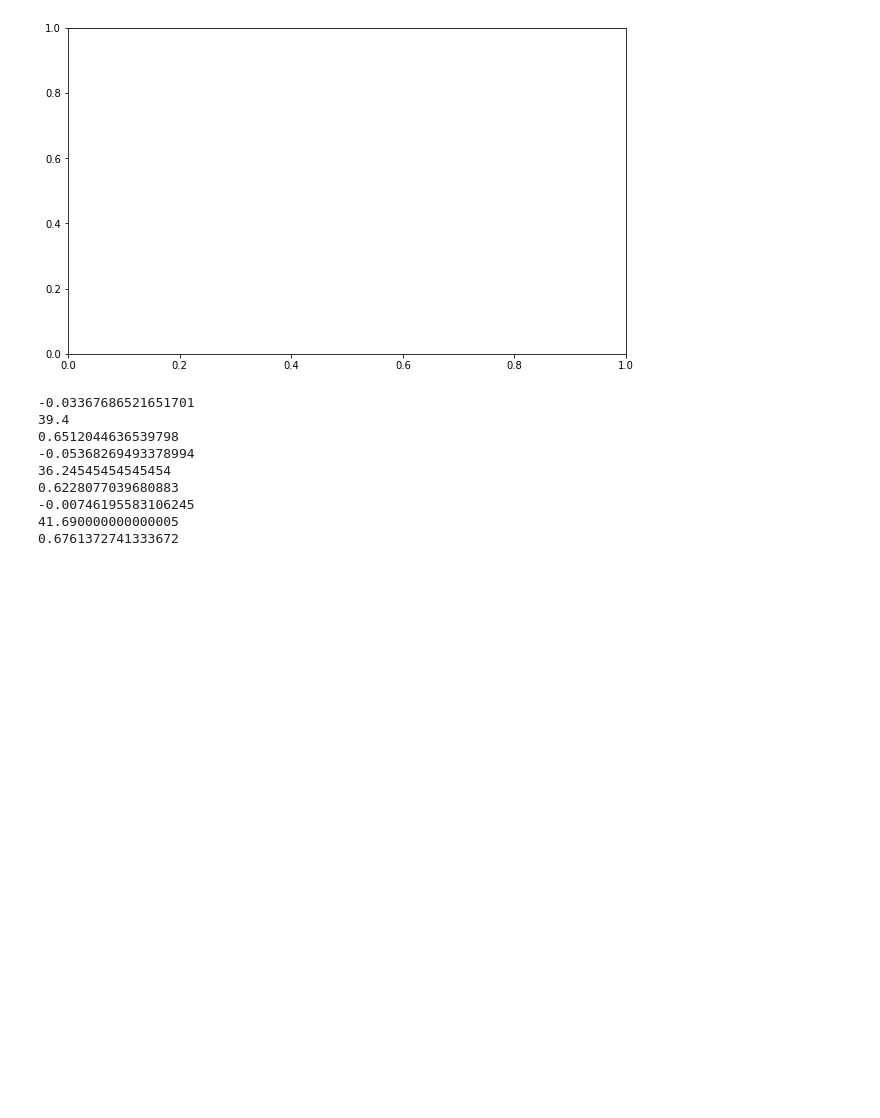
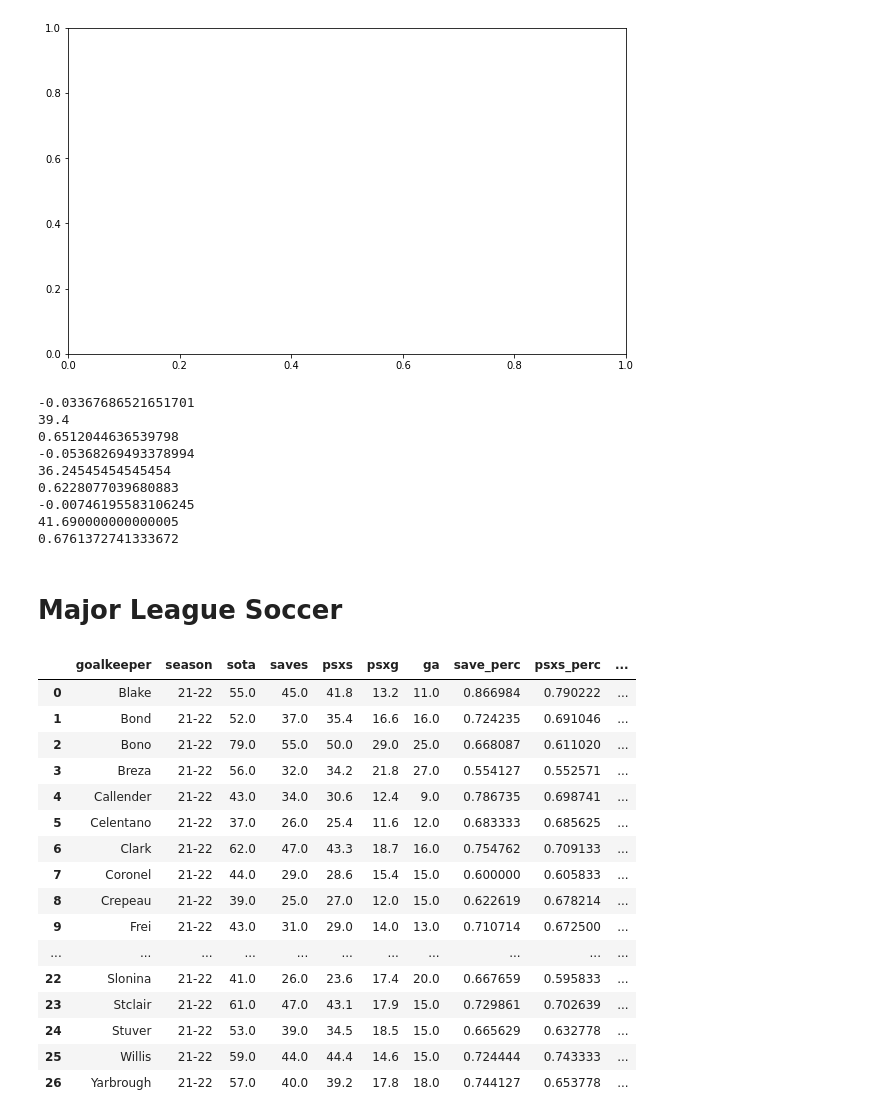
Before and after one commit to keepertrainer78698/youth-base, a Jupyter notebook: goalkeeping/int-goalkeeping/expected_saves.ipynb, the cells around one changed output. Drawn from its saved outputs; the diff is of its cells as text; code cells hidden in the pictures; blank space fills up the shorter version.

```diff
--- a/goalkeeping/int-goalkeeping/expected_saves.ipynb
+++ b/goalkeeping/int-goalkeeping/expected_saves.ipynb
@@ -292,3 +293,5 @@ print(xs_pl.save_perc.mean())
 -0.00746195583106245
 41.690000000000005
 0.6761372741333672
+# %% [markdown]
+# Major League Soccer
@@ -294,0 +307,20 @@ print(xs_pl.save_perc.mean())
+# %%
+xs_mls_22
+# %% [output]
+|  | goalkeeper | season | sota | saves | psxs | psxg | ga | save_perc | psxs_perc | ... |
+| 0 | Blake | 21-22 | 55.0 | 45.0 | 41.8 | 13.2 | 11.0 | 0.866984 | 0.790222 | ... |
+| 1 | Bond | 21-22 | 52.0 | 37.0 | 35.4 | 16.6 | 16.0 | 0.724235 | 0.691046 | ... |
+| 2 | Bono | 21-22 | 79.0 | 55.0 | 50.0 | 29.0 | 25.0 | 0.668087 | 0.611020 | ... |
+| 3 | Breza | 21-22 | 56.0 | 32.0 | 34.2 | 21.8 | 27.0 | 0.554127 | 0.552571 | ... |
+| 4 | Callender | 21-22 | 43.0 | 34.0 | 30.6 | 12.4 | 9.0 | 0.786735 | 0.698741 | ... |
+| 5 | Celentano | 21-22 | 37.0 | 26.0 | 25.4 | 11.6 | 12.0 | 0.683333 | 0.685625 | ... |
+| 6 | Clark | 21-22 | 62.0 | 47.0 | 43.3 | 18.7 | 16.0 | 0.754762 | 0.709133 | ... |
+| 7 | Coronel | 21-22 | 44.0 | 29.0 | 28.6 | 15.4 | 15.0 | 0.600000 | 0.605833 | ... |
+| 8 | Crepeau | 21-22 | 39.0 | 25.0 | 27.0 | 12.0 | 15.0 | 0.622619 | 0.678214 | ... |
+| 9 | Frei | 21-22 | 43.0 | 31.0 | 29.0 | 14.0 | 13.0 | 0.710714 | 0.672500 | ... |
+| ... | ... | ... | ... | ... | ... | ... | ... | ... | ... | ... |
+| 22 | Slonina | 21-22 | 41.0 | 26.0 | 23.6 | 17.4 | 20.0 | 0.667659 | 0.595833 | ... |
+| 23 | Stclair | 21-22 | 61.0 | 47.0 | 43.1 | 17.9 | 15.0 | 0.729861 | 0.702639 | ... |
+| 24 | Stuver | 21-22 | 53.0 | 39.0 | 34.5 | 18.5 | 15.0 | 0.665629 | 0.632778 | ... |
+| 25 | Willis | 21-22 | 59.0 | 44.0 | 44.4 | 14.6 | 15.0 | 0.724444 | 0.743333 | ... |
+| 26 | Yarbrough | 21-22 | 57.0 | 40.0 | 39.2 | 17.8 | 18.0 | 0.744127 | 0.653778 | ... |
```
Also changed, not shown: parts of 4 cells of this notebook, 2 other files.
